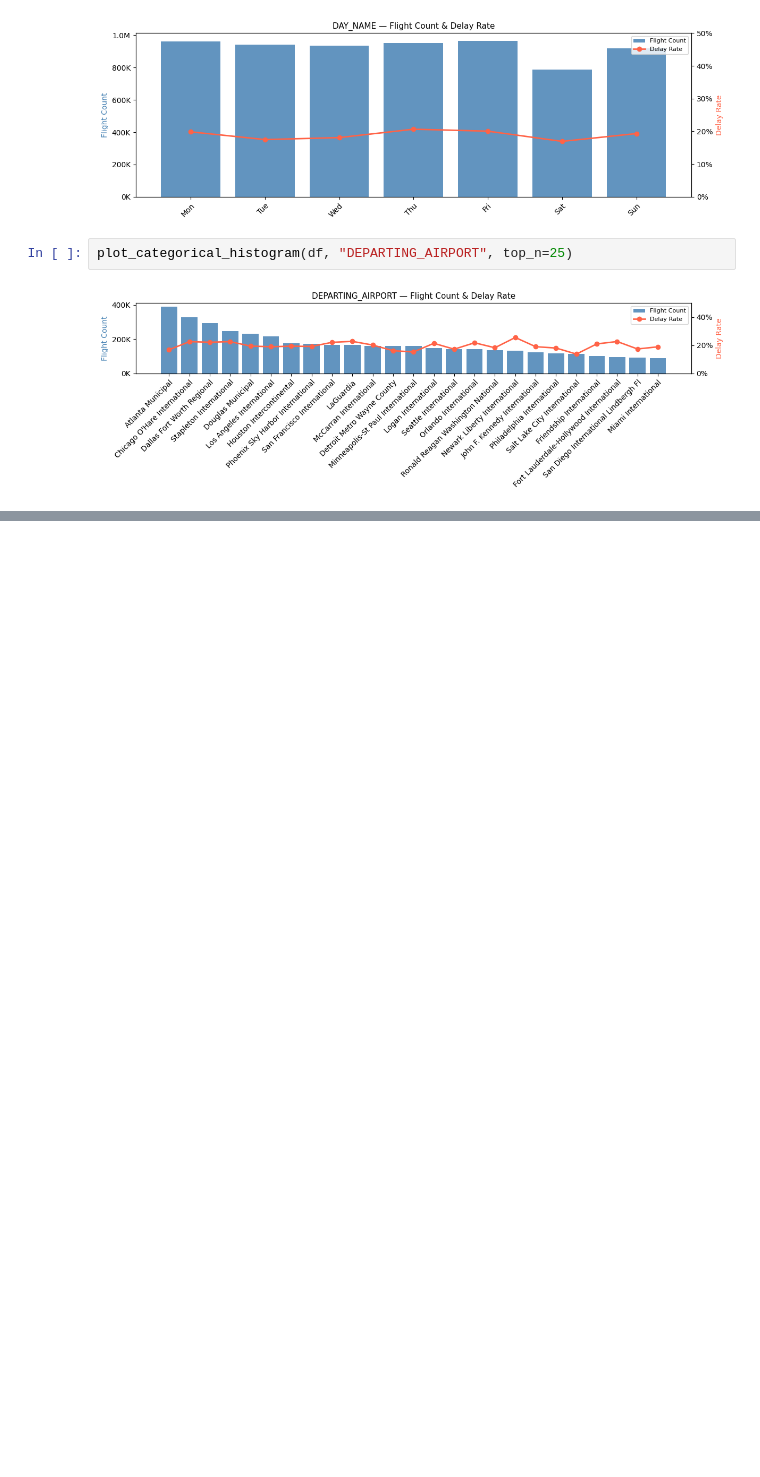
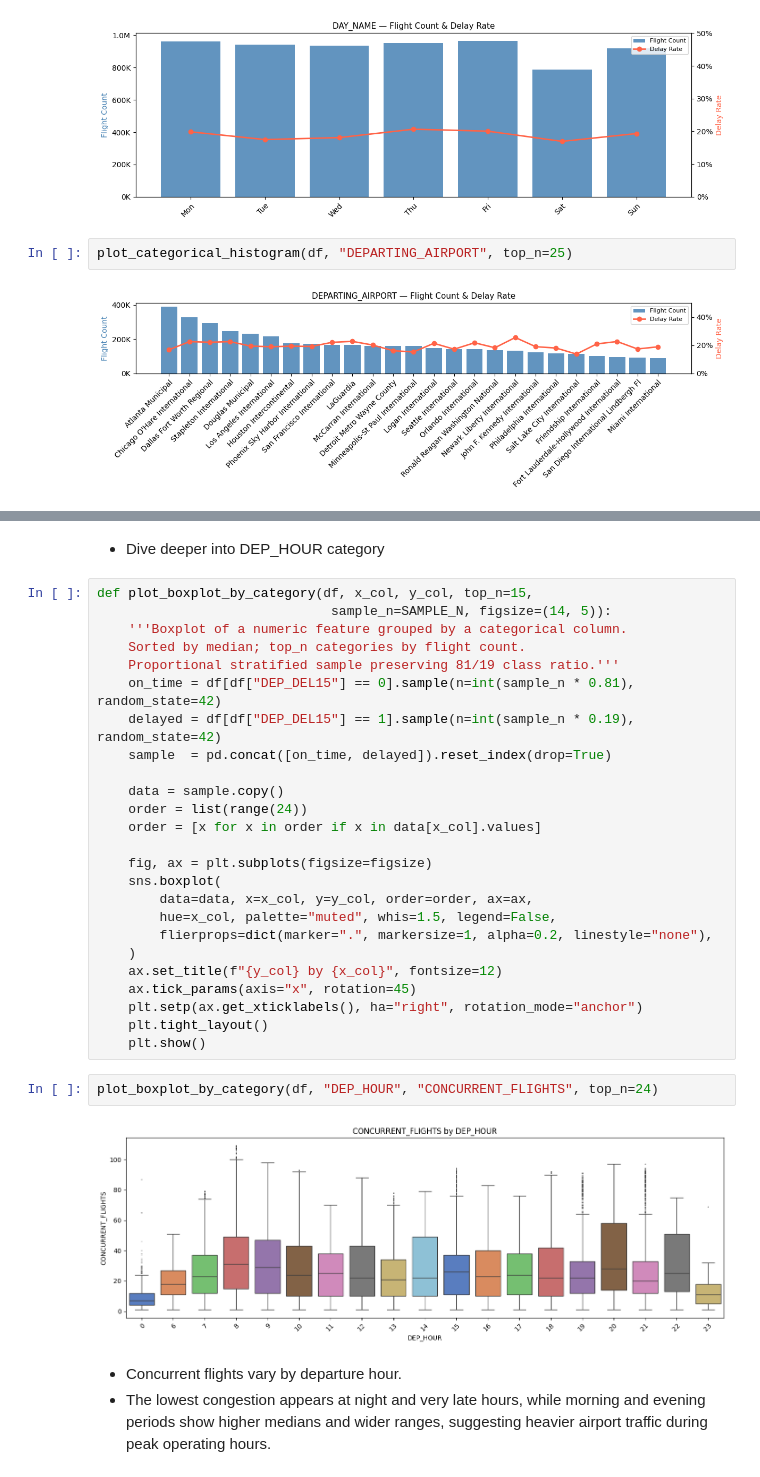
Before and after one commit to AlinaYakubova/ml-flight-felay-prediction, a Jupyter notebook: flight_delay_prediction.ipynb, the cells around one changed output, grey strips where cells are left out. Saved outputs shown, nothing was run; the diff lists cells and outputs as text; blank space fills up the shorter version.

```diff
--- a/flight_delay_prediction.ipynb
+++ b/flight_delay_prediction.ipynb
@@ -230,0 +274,34 @@ plot_categorical_histogram(df, "DEPARTING_AIRPORT", top_n=25)
+# %% [markdown]
+- Dive deeper into DEP_HOUR category
+# %%
+def plot_boxplot_by_category(df, x_col, y_col, top_n=15,
+                              sample_n=SAMPLE_N, figsize=(14, 5)):
+    '''Boxplot of a numeric feature grouped by a categorical column.
+    Sorted by median; top_n categories by flight count.
+    Proportional stratified sample preserving 81/19 class ratio.'''
+    on_time = df[df["DEP_DEL15"] == 0].sample(n=int(sample_n * 0.81), random_state=42)
+    delayed = df[df["DEP_DEL15"] == 1].sample(n=int(sample_n * 0.19), random_state=42)
+    sample  = pd.concat([on_time, delayed]).reset_index(drop=True)
+
+    data = sample.copy()
+    order = list(range(24))
+    order = [x for x in order if x in data[x_col].values]
+
+    fig, ax = plt.subplots(figsize=figsize)
+    sns.boxplot(
+        data=data, x=x_col, y=y_col, order=order, ax=ax,
+        hue=x_col, palette="muted", whis=1.5, legend=False,
+        flierprops=dict(marker=".", markersize=1, alpha=0.2, linestyle="none"),
+    )
+    ax.set_title(f"{y_col} by {x_col}", fontsize=12)
+    ax.tick_params(axis="x", rotation=45)
+    plt.setp(ax.get_xticklabels(), ha="right", rotation_mode="anchor")
+    plt.tight_layout()
+    plt.show()
+# %%
+plot_boxplot_by_category(df, "DEP_HOUR", "CONCURRENT_FLIGHTS", top_n=24)
+# %% [output]
+[figure, added]
+# %% [markdown]
+- Concurrent flights vary by departure hour.
+- The lowest congestion appears at night and very late hours, while morning and evening periods show higher medians and wider ranges, suggesting heavier airport traffic during peak operating hours.
```
Also changed, not shown: parts of 19 cells of this notebook.
